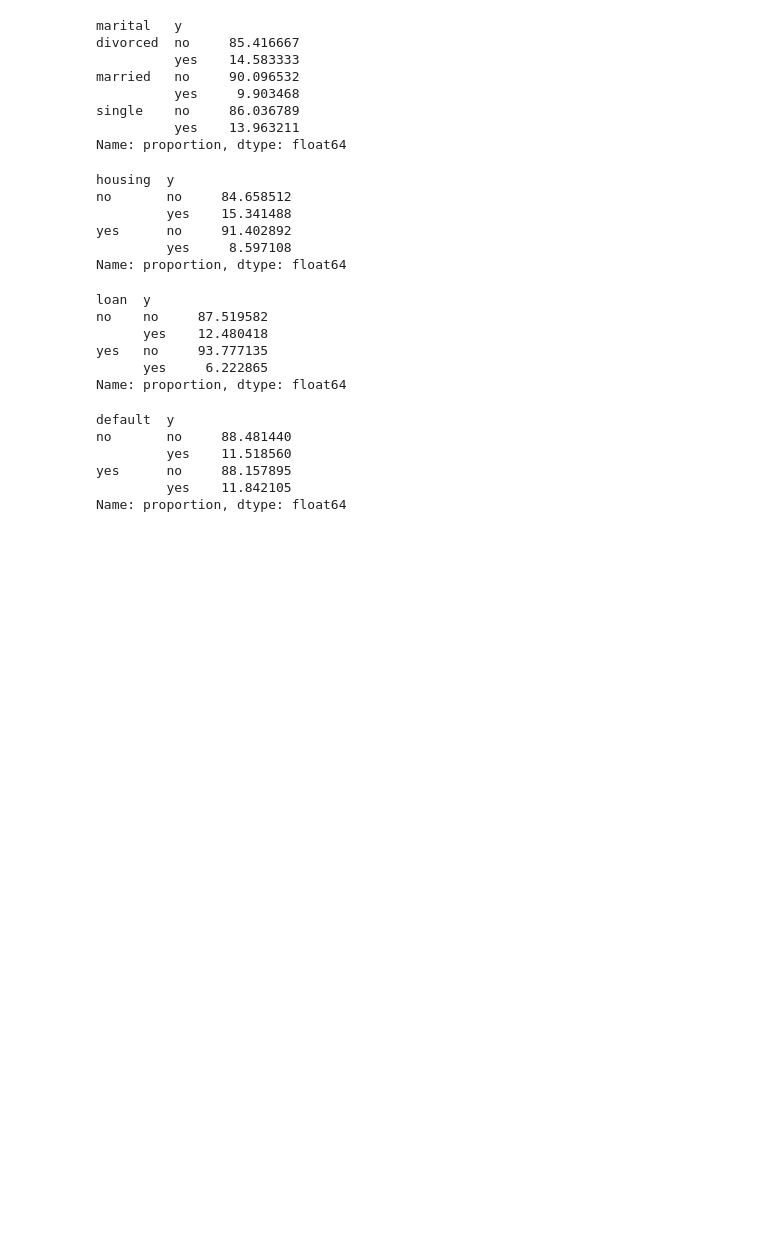
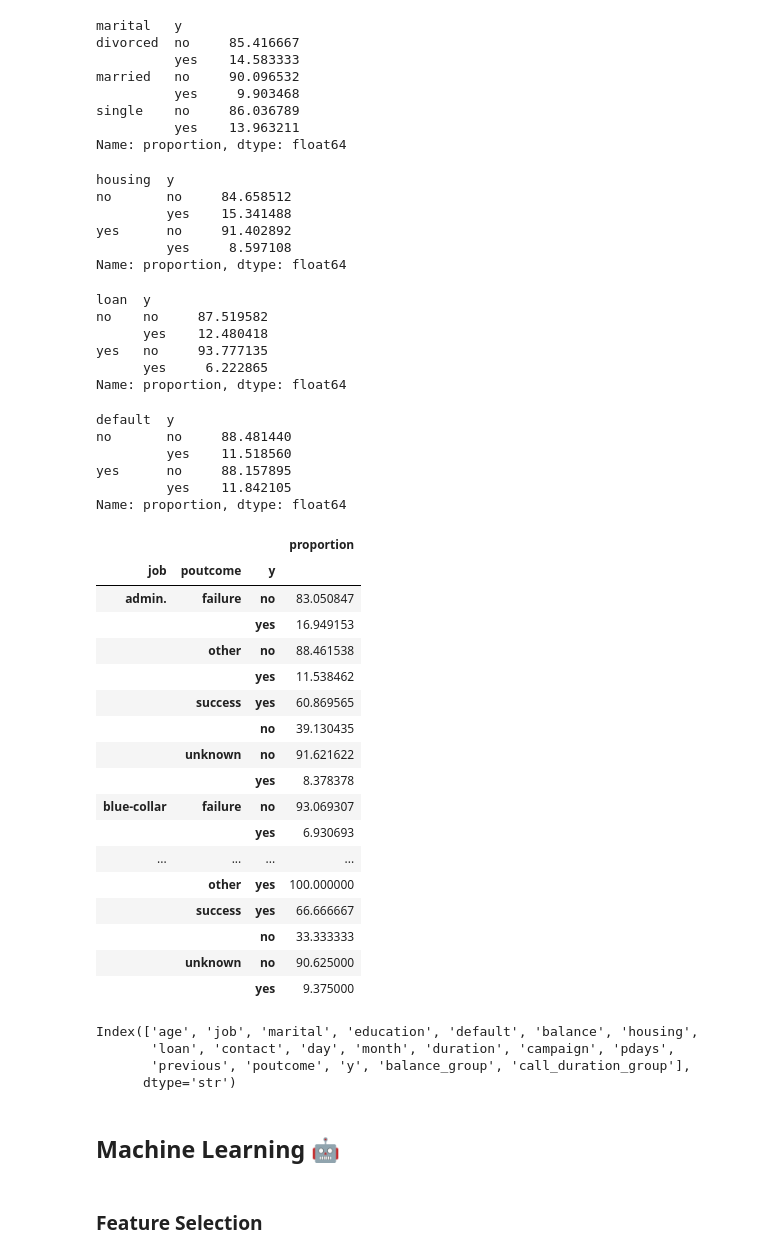
Before and after one commit to Kartikshard/Bank-Marketing, a Jupyter notebook: notebooks/01_EDA.ipynb, the cells around one changed output. Saved outputs shown, nothing was run; the diff lists cells and outputs as text; code cells hidden in the pictures; blank space fills up the shorter version.

Commit message:
fix():created new feature and started feature selection

```diff
--- a/notebooks/01_EDA.ipynb
+++ b/notebooks/01_EDA.ipynb
@@ -1,5 +1,7 @@
 # %%
 import pandas as pd
+import numpy as np
+pd.set_option('display.max_rows', None)
 # %%
 data=pd.read_csv('../data/raw/bank.csv',sep=';')
 #sep ; because data is seperated by ;
@@ -617,3 +619,36 @@ no       no     88.481440
 yes      no     88.157895
          yes    11.842105
 Name: proportion, dtype: float64
+# %%
+#job+poutcome group y
+r=data.groupby(['job','poutcome'])['y'].value_counts(normalize=True) * 100
+# %%
+r=pd.DataFrame(r)
+# %%
+r.head(91)
+# %% [output]
+|  |  |  | proportion |
+| job | poutcome | y |  |
+| admin. | failure | no | 83.050847 |
+|  |  | yes | 16.949153 |
+|  | other | no | 88.461538 |
+|  |  | yes | 11.538462 |
+|  | success | yes | 60.869565 |
+|  |  | no | 39.130435 |
+|  | unknown | no | 91.621622 |
+|  |  | yes | 8.378378 |
+| blue-collar | failure | no | 93.069307 |
+|  |  | yes | 6.930693 |
+| ... | ... | ... | ... |
+|  | other | yes | 100.000000 |
+|  | success | yes | 66.666667 |
+|  |  | no | 33.333333 |
+|  | unknown | no | 90.625000 |
+|  |  | yes | 9.375000 |
+# %%
+data.columns
+# %% [output]
+Index(['age', 'job', 'marital', 'education', 'default', 'balance', 'housing',
+       'loan', 'contact', 'day', 'month', 'duration', 'campaign', 'pdays',
+       'previous', 'poutcome', 'y', 'balance_group', 'call_duration_group'],
+      dtype='str')
@@ -619,0 +658,4 @@ Name: proportion, dtype: float64
+# %% [markdown]
+<h2>Machine Learning 🤖</h2>
+# %% [markdown]
+<h3>Feature Selection</h3>
```
Also changed, not shown: parts of 7 cells of this notebook.
